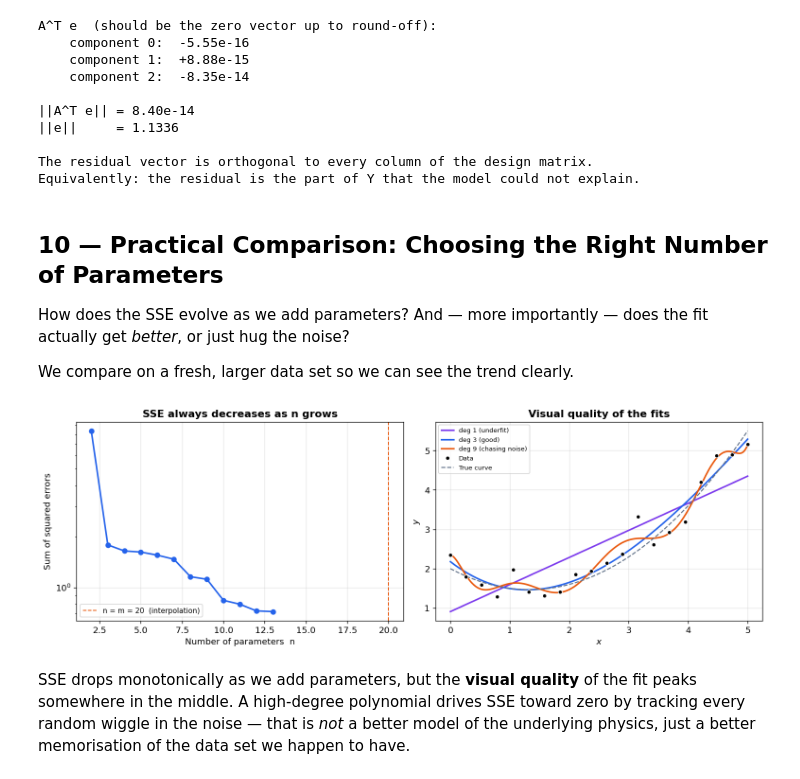
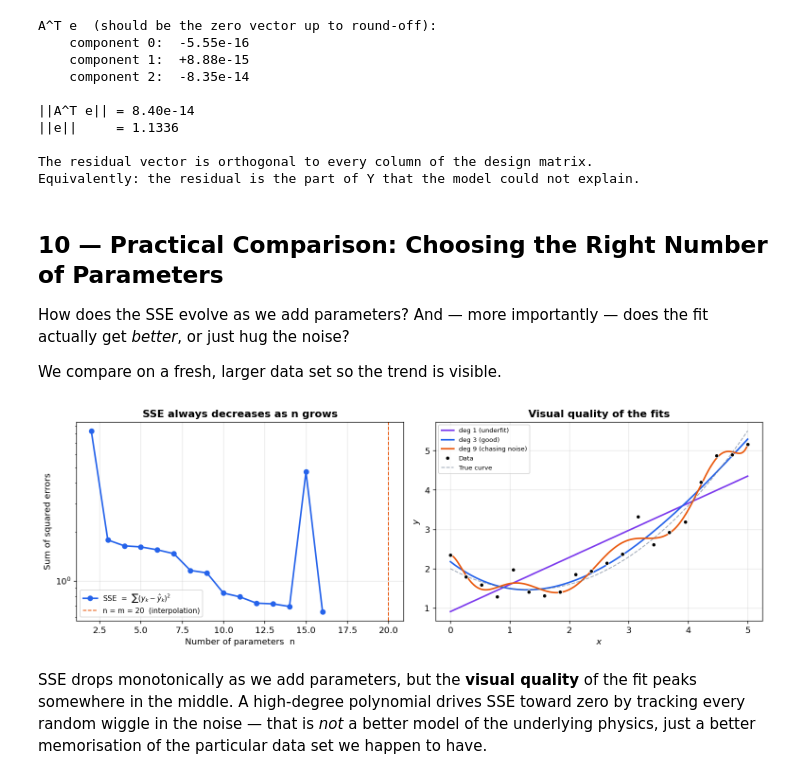
Before and after one commit to Leibniz-IWT/ellendt-teaching, a Jupyter notebook: Numerical Methods for Process Engineers/04-Interpolation and Regression/regression.ipynb, the cells around one changed output. Drawn from its saved outputs; the diff is of its cells as text; code cells hidden in the pictures.

```diff
--- a/Numerical Methods for Process Engineers/04-Interpolation and Regression/regression.ipynb
+++ b/Numerical Methods for Process Engineers/04-Interpolation and Regression/regression.ipynb
@@ -317,18 +340,18 @@ x_small, y_small = make_noisy_data(n_points=6, x_range=(0, 5), sigma=0.4)
 m = len(x_small)
 print(f"Number of data points:  m = {m}")
 print()
-print(f"{'n (params)':>11}  {'degree':>7}  {'SSE':>10}")
-print("-" * 35)
+print(f"{'n (params)':>11}  {'degree':>7}  {'SSE':>12}")
+print("-" * 36)
 
-degrees_to_try = list(range(1, m))   # 1, 2, 3, 4, 5  ->  n = 2, 3, 4, 5, 6
-SSEs = []
-for deg in degrees_to_try:
+for deg in range(1, m):                   # n = 2, 3, 4, 5, 6
     A = design_matrix_polynomial(x_small, degree=deg)
     beta = least_squares_fit(A, y_small)
     y_hat = A @ beta
     sse = float(np.sum((y_small - y_hat) ** 2))
-    SSEs.append(sse)
-    print(f"{deg + 1:>11d}  {deg:>7d}  {sse:>10.2e}")
+    print(f"{deg + 1:>11d}  {deg:>7d}  {sse:>12.2e}")
+
+print()
+print("SSE collapses to numerical zero exactly when n = m.")
 # %% [output]
 Number of data points:  m = 6
 
@@ -344,7 +369,7 @@ Number of data points:  m = 6
 x_fine = np.linspace(-0.2, 5.2, 300)
 cases = [(1, "Underfit  (n < m)"),
          (3, "Intermediate (n < m)"),
-         (m - 1, f"Interpolation (n = m = {m})")]
+         (m - 1, f"Interpolation  (n = m = {m})")]
 
 fig, axes = plt.subplots(1, 3, figsize=(15, 4.2), sharey=True)
 for ax, (deg, title) in zip(axes, cases):
@@ -354,17 +379,21 @@ for ax, (deg, title) in zip(axes, cases):
     sse = float(np.sum((y_small - y_hat) ** 2))
 
     A_fine = design_matrix_polynomial(x_fine, degree=deg)
+    ax.plot(x_fine, true_function(x_fine), color=COLORS[1],
+            ls="--", lw=1.2, alpha=0.6, label="True", zorder=2)
     ax.plot(x_fine, A_fine @ beta, color=COLORS[3], lw=2.2,
             label=f"deg {deg},  n = {deg + 1}", zorder=3)
 
+    # Bars: data to fit
     for xk, yk, yh in zip(x_small, y_small, y_hat):
-        ax.plot([xk, xk], [yk, yh], color=COLORS[4], lw=1.4, alpha=0.85)
+        ax.plot([xk, xk], [yk, yh], color=COLORS[4], lw=1.6, alpha=0.9)
     ax.plot(x_small, y_small, "o", color="black", markersize=8,
             markeredgecolor="white", markeredgewidth=1.0, zorder=5)
 
     ax.set_title(f"{title}\nSSE = {sse:.2e}", fontsize=10, fontweight="bold")
     ax.set_xlabel("$x$")
     ax.legend(fontsize=8, loc="upper left")
+    ax.set_ylim(-0.5, 7.5)
 
 axes[0].set_ylabel("$y$")
 fig.suptitle("Regression turns into interpolation when n = m",
@@ -376,6 +405,6 @@ print()
 A_full = design_matrix_polynomial(x_small, m - 1)
 beta_full = least_squares_fit(A_full, y_small)
 max_resid = abs(y_small - A_full @ beta_full).max()
-print(f"Right panel: residuals are {max_resid:.2e}")
+print(f"Right panel: largest residual is {max_resid:.2e}")
 print("...essentially zero (numerical round-off) — the curve really passes through every point.")
 # %% [output]
@@ -434,14 +463,17 @@ for ax, (name, basis) in zip(axes, basis_sets.items()):
     sse = float(np.sum((y_sat - y_hat) ** 2))
 
     A_fine = design_matrix_basis(x_fine, basis)
-    ax.plot(x_fine, true_saturation(x_fine), color=COLORS[1], ls="--", lw=1.5,
-            label="True", zorder=2)
+    ax.plot(x_fine, true_saturation(x_fine), color=COLORS[1], ls="--", lw=1.2,
+            alpha=0.6, label="True", zorder=2)
     ax.plot(x_fine, A_fine @ beta, color=COLORS[3], lw=2.2,
             label=f"Fit ({len(beta)} params)", zorder=3)
+    # Bars: data to fit
+    for xk, yk, yh in zip(x_sat, y_sat, y_hat):
+        ax.plot([xk, xk], [yk, yh], color=COLORS[4], lw=1.4, alpha=0.85)
     ax.plot(x_sat, y_sat, "o", color="black", markersize=6,
             markeredgecolor="white", markeredgewidth=0.8, zorder=5)
 
-    ax.set_title(f"{name}\nSSE = {sse:.3f}", fontsize=10, fontweight="bold")
+    ax.set_title(f"{name}\nSSE = {sse:.4f}", fontsize=10, fontweight="bold")
     ax.set_xlabel("$x$")
     ax.legend(fontsize=8, loc="lower right")
 
@@ -511,12 +543,12 @@ Equivalently: the residual is the part of Y that the model could not explain.
 How does the SSE evolve as we add parameters? And — more importantly — does
 the fit actually get *better*, or just hug the noise?
 
-We compare on a fresh, larger data set so we can see the trend clearly.
+We compare on a fresh, larger data set so the trend is visible.
 # %%
 # Larger data set so the trend is visible
 x_big, y_big = make_noisy_data(n_points=20, x_range=(0, 5), sigma=0.4)
 
-degrees = list(range(1, 13))
+degrees = list(range(1, 16))
 sse_train = []
 
 for deg in degrees:
@@ -528,43 +560,44 @@ for deg in degrees:
 fig, axes = plt.subplots(1, 2, figsize=(13, 4.5))
 
 ax = axes[0]
 ax.semilogy([d + 1 for d in degrees], sse_train, "o-",
-            color=COLORS[3], lw=2, markersize=6)
+            color=COLORS[3], lw=2, markersize=6,
+            label=r"SSE  =  $\sum (y_k - \hat{y}_k)^2$")
 ax.axvline(len(x_big), color=COLORS[4], ls="--", lw=1.2,
            label=f"n = m = {len(x_big)}  (interpolation)")
 ax.set_xlabel("Number of parameters  n")
 ax.set_ylabel("Sum of squared errors")
 ax.set_title("SSE always decreases as n grows", fontweight="bold")
 ax.legend(fontsize=9)
 
 ax = axes[1]
 x_fine = np.linspace(0, 5, 400)
 for deg, col, lab in zip([1, 3, 9],
                           [COLORS[2], COLORS[3], COLORS[4]],
                           ["deg 1 (underfit)", "deg 3 (good)", "deg 9 (chasing noise)"]):
     A = design_matrix_polynomial(x_big, degree=deg)
     beta = least_squares_fit(A, y_big)
     A_fine = design_matrix_polynomial(x_fine, degree=deg)
     ax.plot(x_fine, A_fine @ beta, color=col, lw=2, label=lab)
 ax.plot(x_big, y_big, "o", color="black", markersize=5,
         markeredgecolor="white", markeredgewidth=0.8, zorder=5, label="Data")
-ax.plot(x_fine, true_function(x_fine), color=COLORS[1], ls="--", lw=1.4,
-        label="True curve")
+ax.plot(x_fine, true_function(x_fine), color=COLORS[1], ls="--", lw=1.2,
+        alpha=0.6, label="True curve")
 ax.set_xlabel("$x$")
 ax.set_ylabel("$y$")
 ax.set_title("Visual quality of the fits", fontweight="bold")
 ax.legend(fontsize=8, loc="upper left")
 
 fig.tight_layout()
 plt.show()
 # %% [output]
-[figure, old version]
+[figure, new version]
 # %% [markdown]
 SSE drops monotonically as we add parameters, but the **visual quality** of
 the fit peaks somewhere in the middle. A high-degree polynomial drives SSE
 toward zero by tracking every random wiggle in the noise — that is *not*
 a better model of the underlying physics, just a better memorisation of the
-data set we happen to have.
+particular data set we happen to have.
 # %% [markdown]
 ## 11 — Notes for Students
 
```
Also changed, not shown: parts of 15 cells of this notebook, 9 other files.
